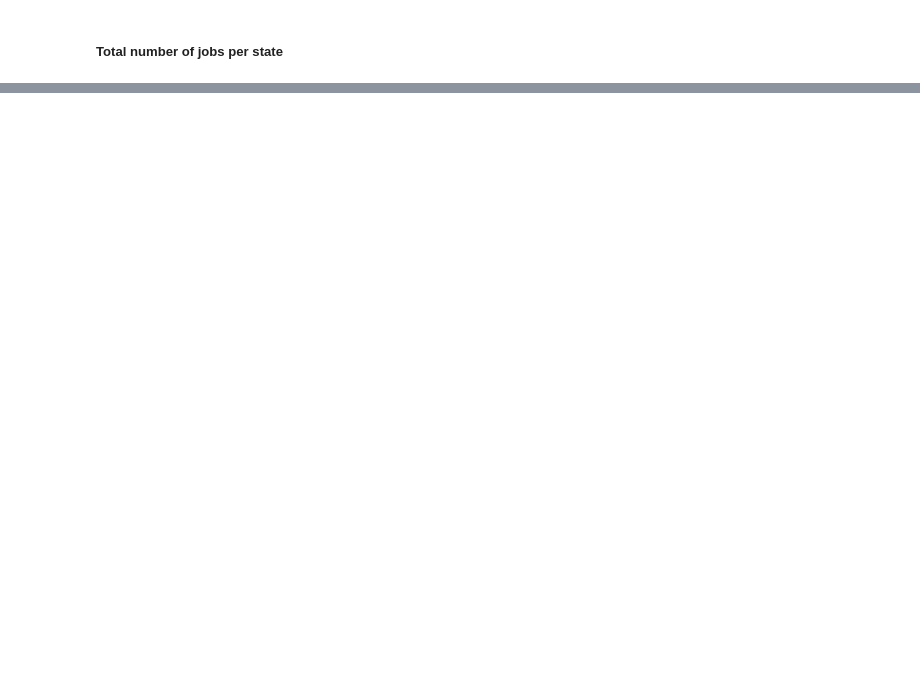
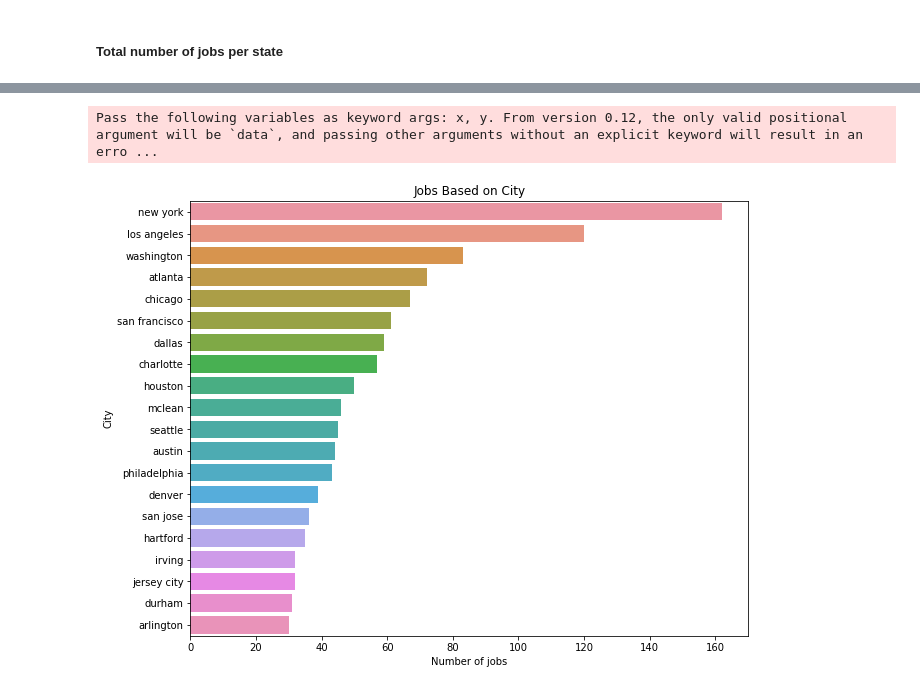
Before and after one commit to ChitraChaudhari/Jobsite-Listings-Capstone, a Jupyter notebook: Dice_EDA.ipynb, the cells around one changed output, grey strips where cells are left out. Saved outputs shown, nothing was run; the diff lists cells and outputs as text; code cells hidden in the pictures; blank space fills up the shorter version.

```diff
--- a/Dice_EDA.ipynb
+++ b/Dice_EDA.ipynb
@@ -311,0 +176,6 @@ df_dice
+# %%
+df_dice['job_type'] = np.where(df_dice['title'].str.contains('analy'),'Data Analyst','0')
+df_dice['job_type'] = np.where(df_dice['title'].str.contains('engineer'),'Data Engineer',df_dice['job_type'])
+df_dice['job_type'] = np.where(df_dice['title'].str.contains('scien'),'Data Scientist',df_dice['job_type'])
+df_dice['job_type'] = np.where(df_dice['job_type'] == '0','Other',df_dice['job_type'])
+df_dice
@@ -409,0 +363,10 @@ Name: company, dtype: int64
+# %%
+plt.rcParams['figure.figsize'] = 10,8
+g2  = sns.barplot(df_dice.city.value_counts().values[1:21], df_dice.city.value_counts().index[1:21])
+plt.xlabel('Number of jobs')
+plt.ylabel('City')
+plt.title('Jobs Based on City')
+plt.show()
+# %% [output]
+Pass the following variables as keyword args: x, y. From version 0.12, the only valid positional argument will be `data`, and passing other arguments without an explicit keyword will result in an erro ...
+[figure, added]
```
Also changed, not shown: parts of 75 cells of this notebook, 2 other files.
